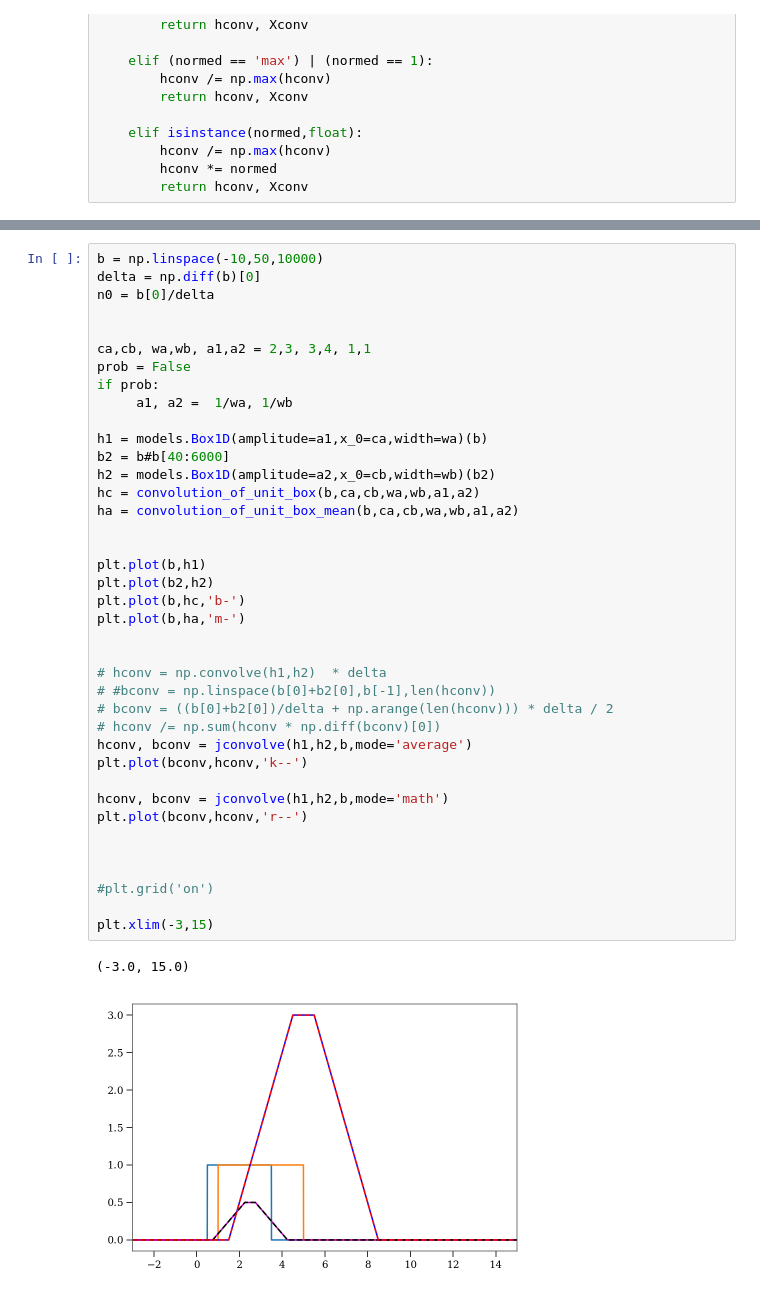
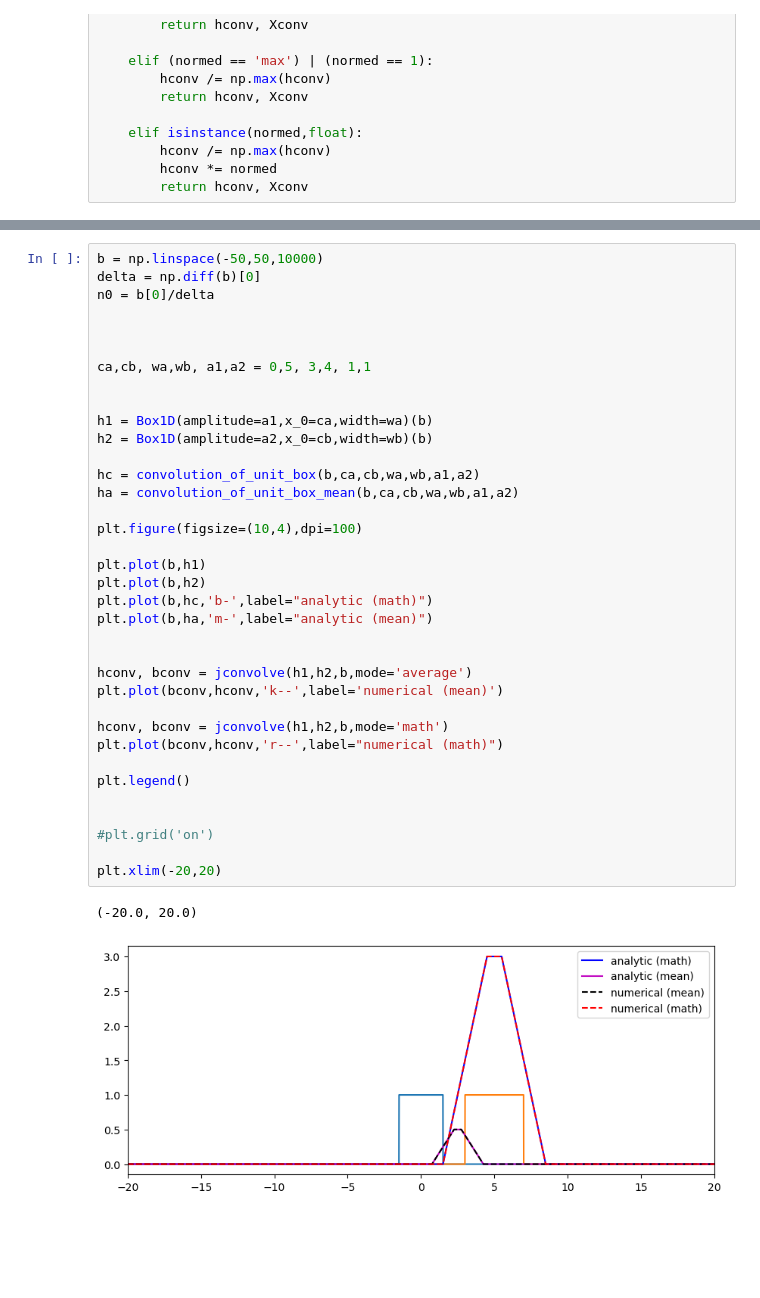
Before and after one commit to johnarban/arban, a Jupyter notebook: convolution.ipynb, the cells around one changed output, grey strips where cells are left out. Drawn from its saved outputs; the diff is of its cells as text; blank space fills up the shorter version.

```diff
--- a/convolution.ipynb
+++ b/convolution.ipynb
@@ -111,44 +108,41 @@ def convolution_of_unit_box_mean(x,xa,xb,wa,wb,a1,a2):
 
     return   shape / norm
 # %%
-b = np.linspace(-10,50,10000)
+b = np.linspace(-50,50,10000)
 delta = np.diff(b)[0]
 n0 = b[0]/delta
 
 
-ca,cb, wa,wb, a1,a2 = 2,3, 3,4, 1,1
-prob = False
-if prob:
-     a1, a2 =  1/wa, 1/wb
 
-h1 = models.Box1D(amplitude=a1,x_0=ca,width=wa)(b)
-b2 = b#b[40:6000]
-h2 = models.Box1D(amplitude=a2,x_0=cb,width=wb)(b2)
+ca,cb, wa,wb, a1,a2 = 0,5, 3,4, 1,1
+
+
+h1 = Box1D(amplitude=a1,x_0=ca,width=wa)(b)
+h2 = Box1D(amplitude=a2,x_0=cb,width=wb)(b)
+
 hc = convolution_of_unit_box(b,ca,cb,wa,wb,a1,a2)
 ha = convolution_of_unit_box_mean(b,ca,cb,wa,wb,a1,a2)
 
+plt.figure(figsize=(10,4),dpi=100)
 
 plt.plot(b,h1)
-plt.plot(b2,h2)
-plt.plot(b,hc,'b-')
-plt.plot(b,ha,'m-')
+plt.plot(b,h2)
+plt.plot(b,hc,'b-',label="analytic (math)")
+plt.plot(b,ha,'m-',label="analytic (mean)")
 
 
-# hconv = np.convolve(h1,h2)  * delta
-# #bconv = np.linspace(b[0]+b2[0],b[-1],len(hconv))
-# bconv = ((b[0]+b2[0])/delta + np.arange(len(hconv))) * delta / 2
-# hconv /= np.sum(hconv * np.diff(bconv)[0])
 hconv, bconv = jconvolve(h1,h2,b,mode='average')
-plt.plot(bconv,hconv,'k--')
+plt.plot(bconv,hconv,'k--',label='numerical (mean)')
 
 hconv, bconv = jconvolve(h1,h2,b,mode='math')
-plt.plot(bconv,hconv,'r--')
+plt.plot(bconv,hconv,'r--',label="numerical (math)")
 
+plt.legend()
 
 
 #plt.grid('on')
 
-plt.xlim(-3,15)
+plt.xlim(-20,20)
 # %% [output]
-(-3.0, 15.0)
+(-20.0, 20.0)
-[figure, old version]
+[figure, new version]
```
Also changed, not shown: parts of 6 cells of this notebook, 1 other file.
